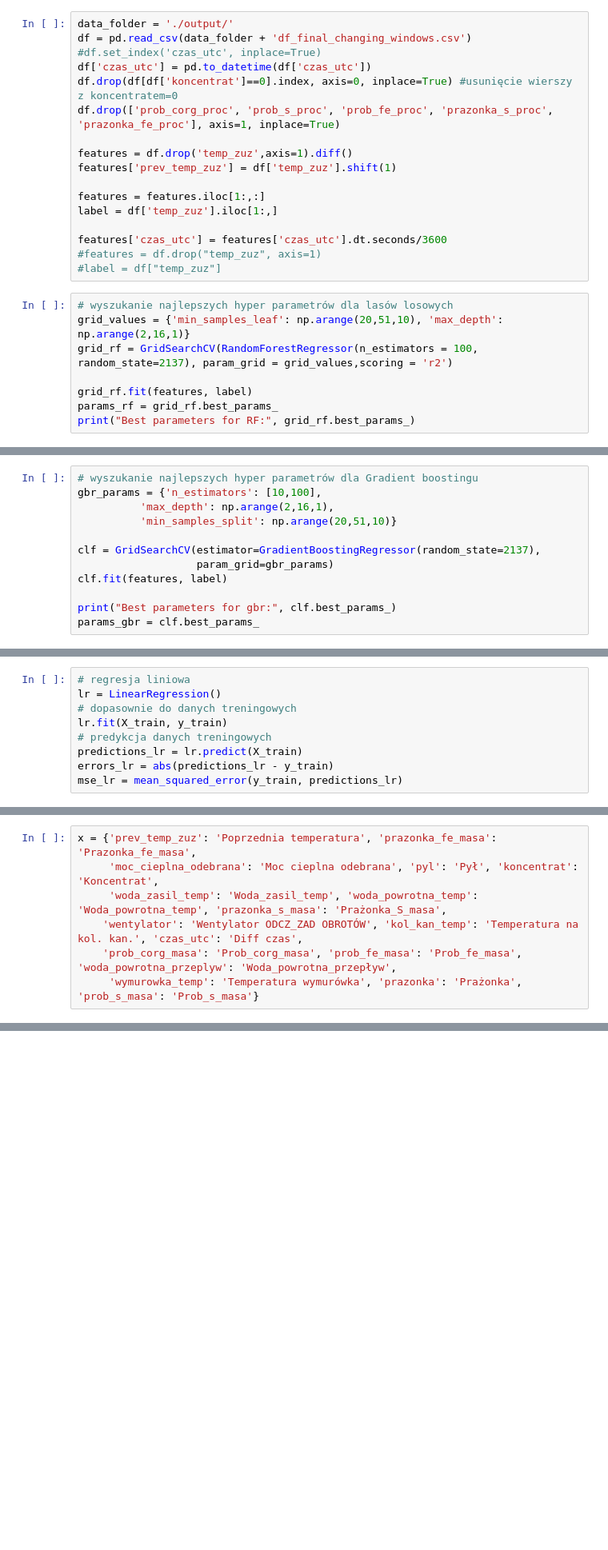
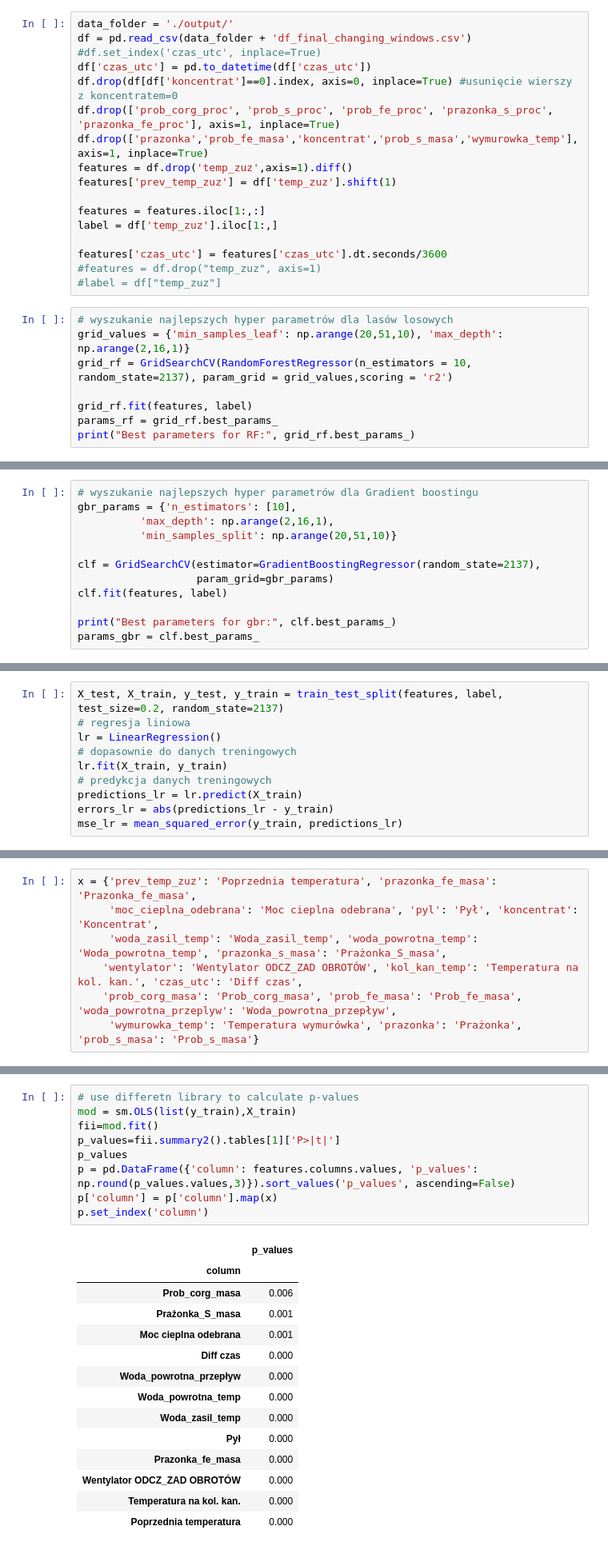
Before and after one commit to vermator/CuclumVallem, a Jupyter notebook: models.ipynb, the cells around one changed output, grey strips where cells are left out. Shown at 80% size. Drawn from its saved outputs; the diff is of its cells as text; blank space fills up the shorter version.

```diff
--- a/models.ipynb
+++ b/models.ipynb
@@ -18,7 +17,7 @@ df = pd.read_csv(data_folder + 'df_final_changing_windows.csv')
 df['czas_utc'] = pd.to_datetime(df['czas_utc'])
 df.drop(df[df['koncentrat']==0].index, axis=0, inplace=True) #usunięcie wierszy z koncentratem=0
 df.drop(['prob_corg_proc', 'prob_s_proc', 'prob_fe_proc', 'prazonka_s_proc', 'prazonka_fe_proc'], axis=1, inplace=True)
-
+df.drop(['prazonka','prob_fe_masa','koncentrat','prob_s_masa','wymurowka_temp'], axis=1, inplace=True)
 features = df.drop('temp_zuz',axis=1).diff()
 features['prev_temp_zuz'] = df['temp_zuz'].shift(1)
 
@@ -31,7 +30,7 @@ features['czas_utc'] = features['czas_utc'].dt.seconds/3600
 # %%
 # wyszukanie najlepszych hyper parametrów dla lasów losowych
 grid_values = {'min_samples_leaf': np.arange(20,51,10), 'max_depth': np.arange(2,16,1)}
-grid_rf = GridSearchCV(RandomForestRegressor(n_estimators = 100, random_state=2137), param_grid = grid_values,scoring = 'r2')
+grid_rf = GridSearchCV(RandomForestRegressor(n_estimators = 10, random_state=2137), param_grid = grid_values,scoring = 'r2')
 
 grid_rf.fit(features, label)
 params_rf = grid_rf.best_params_
@@ -41,6 +40,6 @@ Best parameters for RF: {'max_depth': 15, 'min_samples_leaf': 20}
 # %%
 # wyszukanie najlepszych hyper parametrów dla Gradient boostingu
-gbr_params = {'n_estimators': [10,100],
+gbr_params = {'n_estimators': [10],
           'max_depth': np.arange(2,16,1),
           'min_samples_split': np.arange(20,51,10)}
 
@@ -75,6 +76,7 @@ predictions_gbr = gbr.predict(X_train)
 errors_gbr = abs(predictions_gbr - y_train)
 mse_gbr = mean_squared_error(y_train, predictions_gbr)
 # %%
+X_test, X_train, y_test, y_train = train_test_split(features, label, test_size=0.2, random_state=2137)
 # regresja liniowa
 lr = LinearRegression()
 # dopasownie do danych treningowych
@@ -160,0 +210,24 @@ imp.set_index('column')
+# %%
+# use differetn library to calculate p-values
+mod = sm.OLS(list(y_train),X_train)
+fii=mod.fit()
+p_values=fii.summary2().tables[1]['P>|t|']
+p_values
+p = pd.DataFrame({'column': features.columns.values, 'p_values': np.round(p_values.values,3)}).sort_values('p_values', ascending=False)
+p['column'] = p['column'].map(x)
+p.set_index('column')
+# %% [output]
+|  | p_values |
+| column |  |
+| Prob_corg_masa | 0.006 |
+| Prażonka_S_masa | 0.001 |
+| Moc cieplna odebrana | 0.001 |
+| Diff czas | 0.000 |
+| Woda_powrotna_przepływ | 0.000 |
+| Woda_powrotna_temp | 0.000 |
+| Woda_zasil_temp | 0.000 |
+| Pył | 0.000 |
+| Prazonka_fe_masa | 0.000 |
+| Wentylator ODCZ_ZAD OBROTÓW | 0.000 |
+| Temperatura na kol. kan. | 0.000 |
+| Poprzednia temperatura | 0.000 |
```
Also changed, not shown: parts of 9 cells of this notebook, 1 other file.
